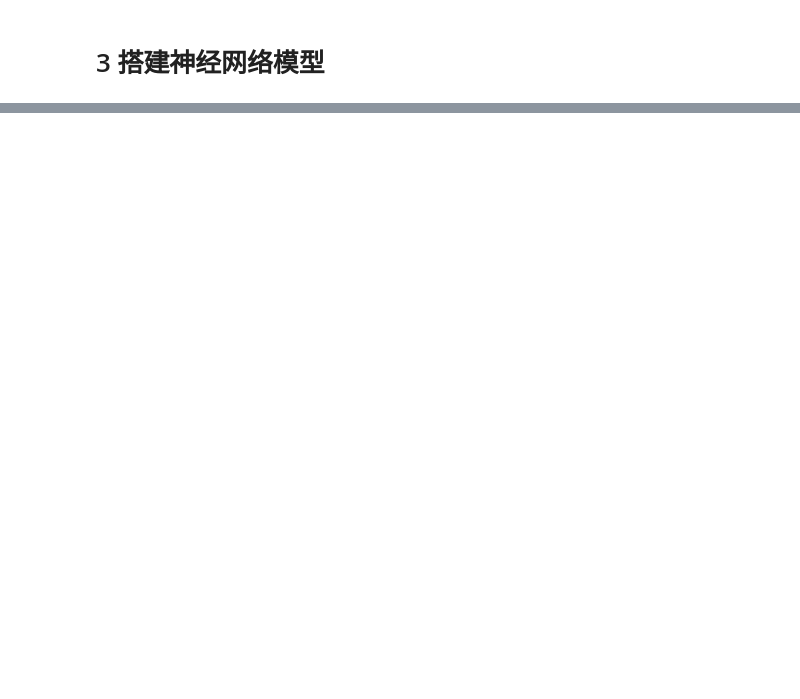
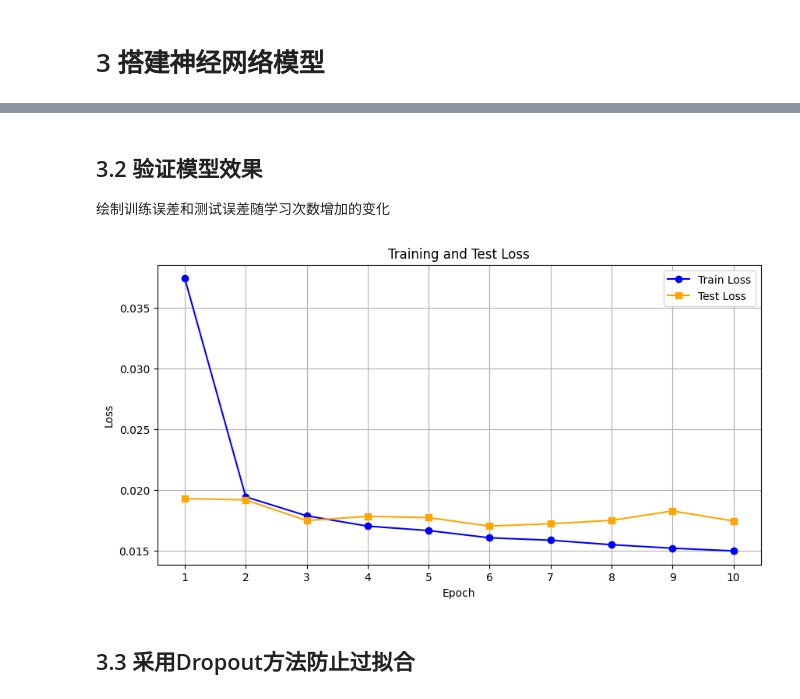
Before and after one commit to ehxu/MCNN-QCC, a Jupyter notebook: MCNN-QCC.ipynb, the cells around one changed output, grey strips where cells are left out. Saved outputs shown, nothing was run; the diff lists cells and outputs as text; code cells hidden in the pictures; blank space fills up the shorter version.

```diff
--- a/MCNN-QCC.ipynb
+++ b/MCNN-QCC.ipynb
@@ -101,0 +139,20 @@ class Classifier(torch.nn.Module):
+# %%
+from torch import nn
+
+
+# 定义四层全连接神经网络模型
+class FCNNModel(nn.Module):
+    def __init__(self):
+        super(FCNNModel, self).__init__()
+        self.fc1 = nn.Linear(128, 256)  # 第一个隐藏层，输入大小为128，输出大小为256
+        self.fc2 = nn.Linear(256, 128)  # 第二个隐藏层，输入大小为256，输出大小为128
+        self.fc3 = nn.Linear(128, 64)   # 第三个隐藏层，输入大小为128，输出大小为64
+        self.fc4 = nn.Linear(64, 3)     # 输出层，输入大小为64，输出大小为3（类别数量）
+
+    def forward(self, x):
+        x = torch.flatten(x, 1)  # 将输入展平成一维张量
+        x = torch.relu(self.fc1(x))  # 第一个隐藏层的激活函数为ReLU
+        x = torch.relu(self.fc2(x))  # 第二个隐藏层的激活函数为ReLU
+        x = torch.relu(self.fc3(x))  # 第三个隐藏层的激活函数为ReLU
+        x = self.fc4(x)  # 输出层不需要激活函数，因为后面会使用交叉熵损失函数
+        return x
@@ -101,0 +247,4 @@ class Classifier(torch.nn.Module):
+# %% [markdown]
+## 3.2 验证模型效果
+
+绘制训练误差和测试误差随学习次数增加的变化
@@ -101,0 +254,24 @@ class Classifier(torch.nn.Module):
+# %%
+import os
+os.environ["KMP_DUPLICATE_LIB_OK"]="TRUE"
+# 训练次数
+epochs = range(1, len(train_losses) + 1)
+
+# 绘制训练误差和测试误差随学习次数增加的变化曲线
+plt.figure(figsize=(10, 5))
+plt.plot(epochs, train_losses, label='Train Loss', color='blue', marker='o')
+plt.plot(epochs, test_losses, label='Test Loss', color='orange', marker='s')
+plt.xlabel('Epoch')
+plt.ylabel('Loss')
+plt.title('Training and Test Loss')
+plt.legend()
+plt.grid(True)
+
+# 设置 x 轴刻度为每个 epoch 单位
+plt.xticks(range(1, len(train_losses) + 1))
+
+plt.show()
+# %% [output]
+[figure, added]
+# %% [markdown]
+## 3.3 采用Dropout方法防止过拟合
```
Also changed, not shown: parts of 9 cells of this notebook.
